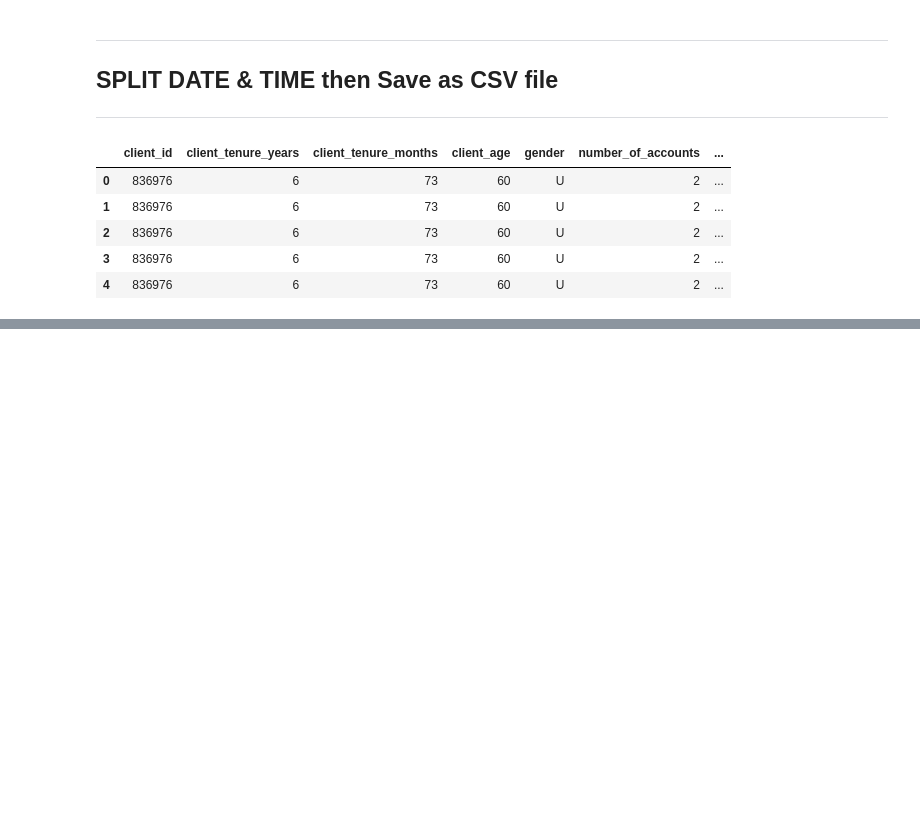
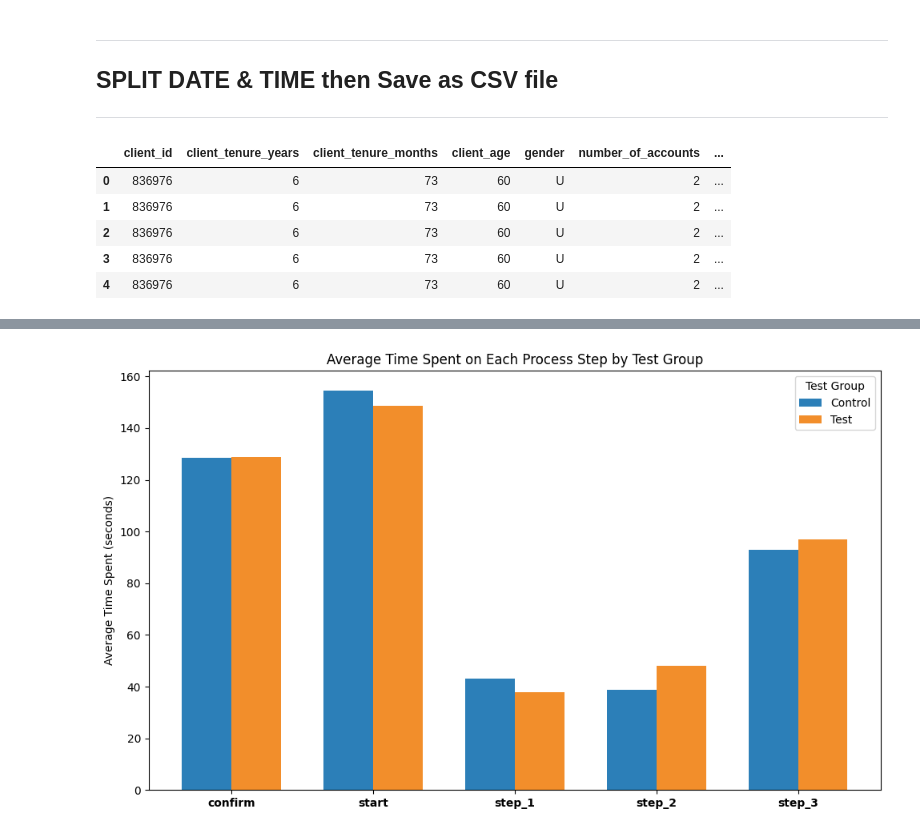
Before and after one commit to awhyshow/vanguard-ab-test, a Jupyter notebook: notebooks/S7-main.ipynb, the cells around one changed output, grey strips where cells are left out. Cells and saved outputs as stored; diff of their text form; code cells hidden in the pictures; blank space fills up the shorter version.

Commit message:
created new plots

```diff
--- a/notebooks/S7-main.ipynb
+++ b/notebooks/S7-main.ipynb
@@ -2565,0 +2604,54 @@ display(df_alpha.head())
+# %%
+import pandas as pd
+import matplotlib.pyplot as plt
+import numpy as np
+
+# Load the cleaned dataset
+df = pd.read_csv("../data/clean/df_vanguard_ab_test_clean_v2.csv")
+
+# Combine date and time into datetime
+df['datetime'] = pd.to_datetime(df['date'].astype(str) + ' ' + df['time'].astype(str))
+
+# Sort and calculate time spent per step
+df = df.sort_values(by=['visitor_id', 'visit_id', 'datetime'])
+df['time_spent_sec'] = df.groupby(['visitor_id', 'visit_id'])['datetime'].diff().dt.total_seconds()
+df = df.dropna(subset=['time_spent_sec'])
+
+# Average time spent per step and test_group
+avg_time = df.groupby(['process_step', 'test_group'])['time_spent_sec'].mean().reset_index()
+
+# Pivot table for plotting
+avg_time_pivot = avg_time.pivot(index='process_step', columns='test_group', values='time_spent_sec')
+
+# Plot order for bars
+plot_order = ['Control', 'Test']
+
+# Muted colors
+muted_colors = {'Control': '#2c7fb8',  # muted blue
+                'Test': '#f28e2b',     # muted orange
+                'grey': '#a0a0a0'}     # grey for missing
+
+fig, ax = plt.subplots(figsize=(10,6))
+x = np.arange(len(avg_time_pivot))
+width = 0.35
+
+for i, col in enumerate(plot_order):
+    values = avg_time_pivot[col] if col in avg_time_pivot else pd.Series([np.nan]*len(avg_time_pivot), index=avg_time_pivot.index)
+    colors = [muted_colors['grey'] if pd.isna(v) else muted_colors[col] for v in values]
+    ax.bar(x + i*width, values.fillna(0), width, label=col, color=colors)
+
+# Make x-axis labels horizontal and bold
+ax.set_xticks(x + width/2)
+ax.set_xticklabels(avg_time_pivot.index, rotation=0, fontweight='bold')
+
+# Remove x-axis title
+# ax.set_xlabel('Process Step')  # Removed
+
+ax.set_ylabel('Average Time Spent (seconds)')
+ax.set_title('Average Time Spent on Each Process Step by Test Group')
+ax.legend(title='Test Group')
+
+plt.tight_layout()
+plt.show()
+# %% [output]
+[figure, added]
```
Also changed, not shown: parts of 17 cells of this notebook, 4 other files.
